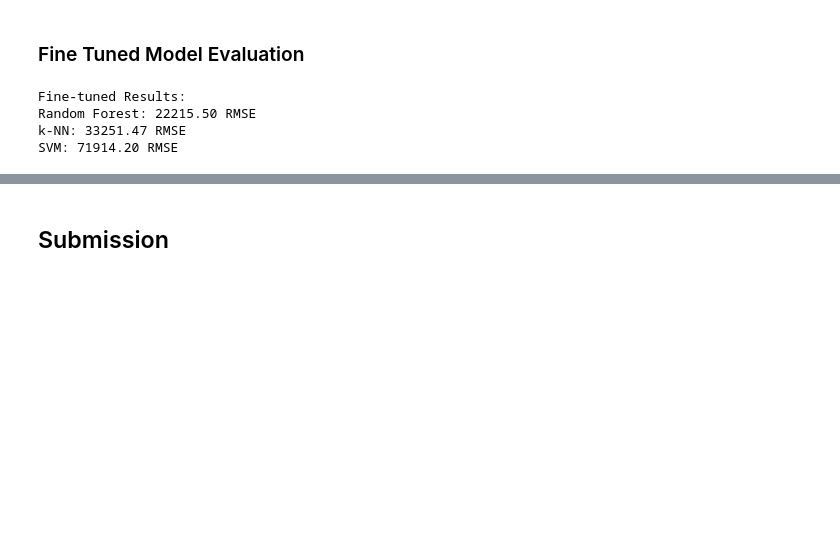
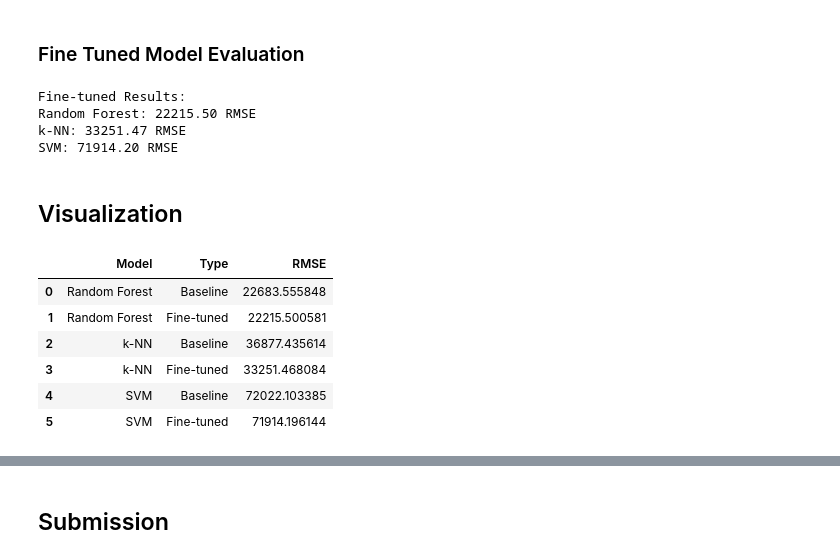
Before and after one commit to fahim-ysr/house-sales-price-prediction, a Jupyter notebook: house-prices-prediction-using-tfdf.ipynb, the cells around one changed output, grey strips where cells are left out. Drawn from its saved outputs; the diff is of its cells as text; code cells hidden in the pictures; blank space fills up the shorter version.

```diff
--- a/house-prices-prediction-using-tfdf.ipynb
+++ b/house-prices-prediction-using-tfdf.ipynb
@@ -652,3 +652,5 @@ Fine-tuned Results:
 Random Forest: 22215.50 RMSE
 k-NN: 33251.47 RMSE
 SVM: 71914.20 RMSE
+# %% [markdown]
+## Visualization
@@ -654,0 +674,10 @@ SVM: 71914.20 RMSE
+# %%
+comparison_df
+# %% [output]
+|  | Model | Type | RMSE |
+| 0 | Random Forest | Baseline | 22683.555848 |
+| 1 | Random Forest | Fine-tuned | 22215.500581 |
+| 2 | k-NN | Baseline | 36877.435614 |
+| 3 | k-NN | Fine-tuned | 33251.468084 |
+| 4 | SVM | Baseline | 72022.103385 |
+| 5 | SVM | Fine-tuned | 71914.196144 |
```
Also changed, not shown: parts of 9 cells of this notebook.
